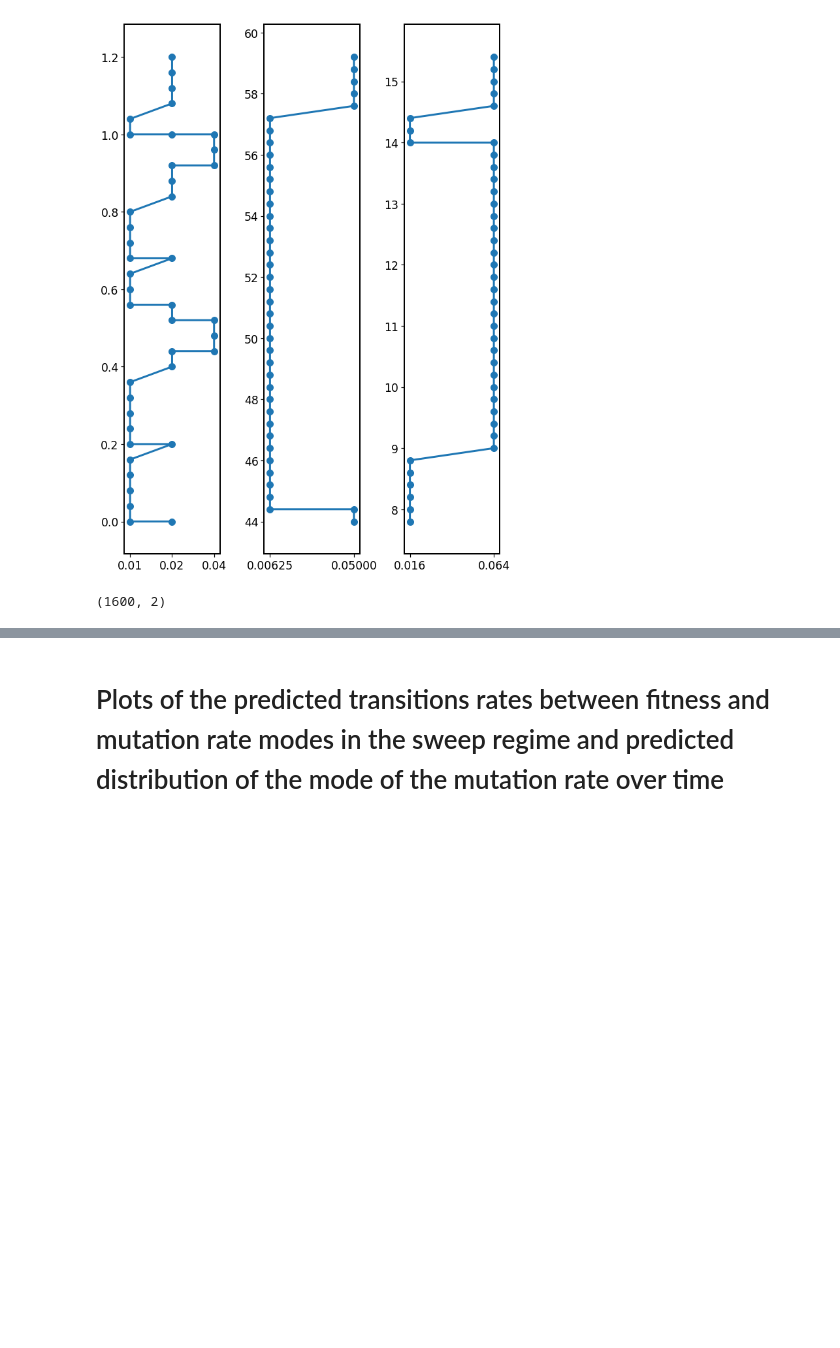
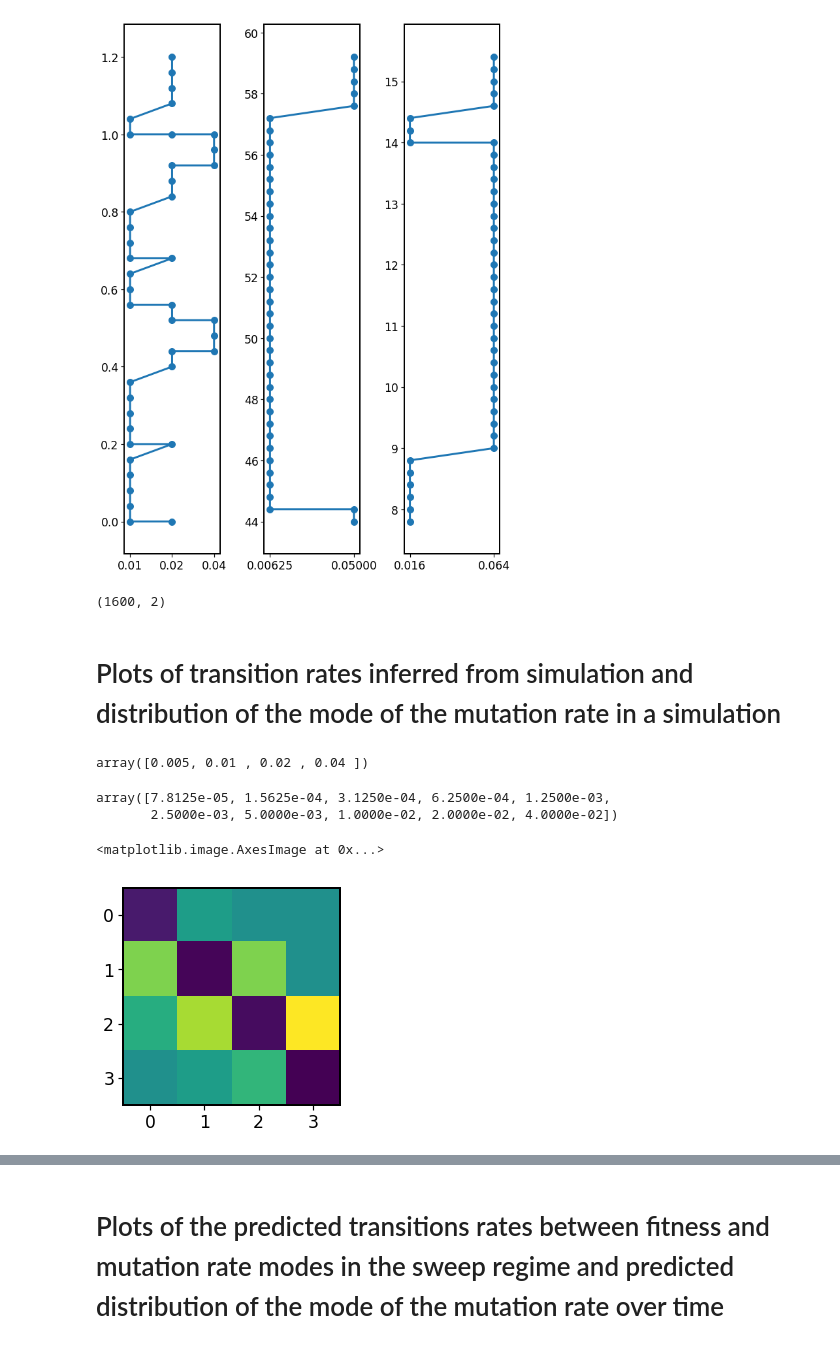
Before and after one commit to nicholas-sherer/Population-Evolution-Project-Source-Code, a Jupyter notebook: Plots related to the mutation-rate-sweep approximation.ipynb, the cells around one changed output, grey strips where cells are left out. Saved outputs shown, nothing was run; the diff lists cells and outputs as text; code cells hidden in the pictures; blank space fills up the shorter version.

Commit message:
updated jupyter notebook with more plots

```diff
--- a/Plots related to the mutation-rate-sweep approximation.ipynb
+++ b/Plots related to the mutation-rate-sweep approximation.ipynb
@@ -390,13 +390,6 @@ def fmu_mode_trajectory(run):
 fmu1, tau1 = fmu_mode_trajectory(sweep_example1)
 fmu2, tau2 = fmu_mode_trajectory(sweep_example2)
 fmu3, tau3 = fmu_mode_trajectory(sweep_example3)
-# %%
-fmu1 = np.array(fmu1)
-fmu2 = np.array(fmu2)
-fmu3 = np.array(fmu3)
-tau1 = np.array(tau1)
-tau2 = np.array(tau2)
-tau3 = np.array(tau3)
 # %%
 def int_to_tex(x, prec=1, upper_bound=999):
     if np.abs(x) > upper_bound:
@@ -431,3 +424,42 @@ fig.tight_layout()
 np.array(fmu1).shape
 # %% [output]
 (1600, 2)
+# %% [markdown]
+# Plots of transition rates inferred from simulation and distribution of the mode of the mutation rate in a simulation
+# %%
+def empirical_mu_modes_and_rates(fmus, taus):
+    mu_modes, wait_dict = sactfs.waiting_times_to_waiting_dict(fmus, taus)
+    return (mu_modes,) + sactfs.waiting_dict_to_rates(mu_modes, wait_dict)
+
+def theoretical_mu_modes_and_rates(run):
+    delta_f = run.delta_fitness
+    M = run.mu_multiple
+    p_b = run.fraction_benefical
+    p_a = run.fraction_accurate
+    P_mu = run.fraction_mu2mu
+    K = run.pop_cap
+    mu0 = run.mode_mutation_rate[0]
+    mu_mode, Tm = SAF.transition_matrix(mu0, delta_f, M, p_b, p_a, P_mu, K)
+    fups = np.array([SAF.mutator_sweeprate(mu, mu, delta_f, M, p_b, P_mu, K) for mu in mu_mode])
+    return mu_mode[:-1], Tm[:-1,:-1], fups[:-1]
+
+mumodes1, emp_Tm1, f_up1 = empirical_mu_modes_and_rates(fmu1, tau1)
+mumodes2, emp_Tm2, f_up2 = empirical_mu_modes_and_rates(fmu2, tau2)
+mumodes3, emp_Tm3, f_up3 = empirical_mu_modes_and_rates(fmu3, tau3)
+mu_theor1, theor_Tm1, theor_fup1 = theoretical_mu_modes_and_rates(sweep_example1)
+mu_theor2, theor_Tm2, theor_fup2 = theoretical_mu_modes_and_rates(sweep_example2)
+mu_theor3, theor_Tm3, theor_fup3 = theoretical_mu_modes_and_rates(sweep_example3)
+# %%
+mumodes1
+# %% [output]
+array([0.005, 0.01 , 0.02 , 0.04 ])
+# %%
+mu_theor1
+# %% [output]
+array([7.8125e-05, 1.5625e-04, 3.1250e-04, 6.2500e-04, 1.2500e-03,
+       2.5000e-03, 5.0000e-03, 1.0000e-02, 2.0000e-02, 4.0000e-02])
+# %%
+plt.imshow(emp_Tm1)
+# %% [output]
+<matplotlib.image.AxesImage at 0x...>
+[figure, added]
```
Also changed, not shown: parts of 7 cells of this notebook.
